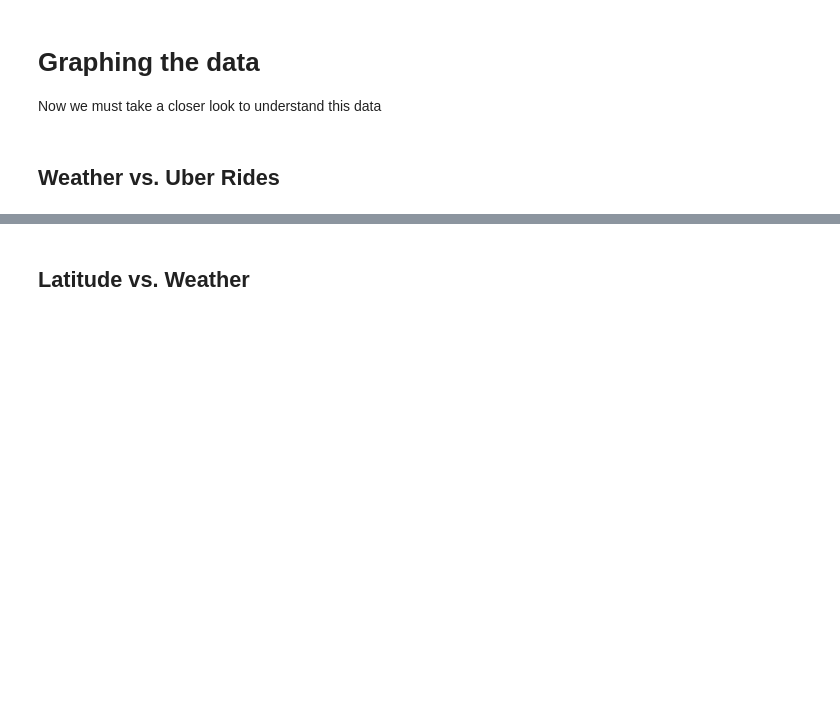
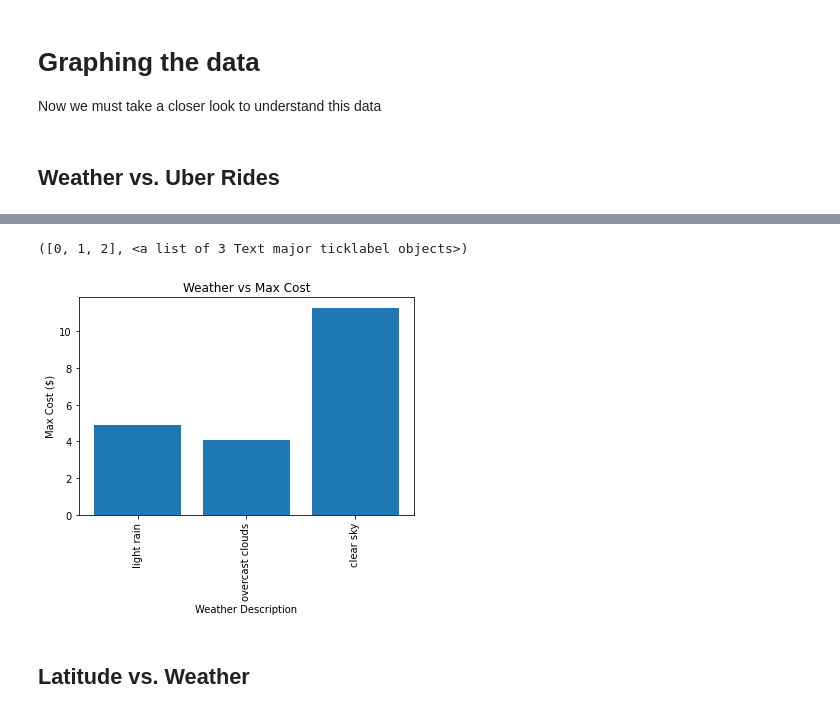
Before and after one commit to WillMcDonald25/project_1_group2, a Jupyter notebook: main.ipynb, the cells around one changed output, grey strips where cells are left out. Drawn from its saved outputs; the diff is of its cells as text; code cells hidden in the pictures; blank space fills up the shorter version.

```diff
--- a/main.ipynb
+++ b/main.ipynb
@@ -219,3 +207,12 @@ plt.xticks(rotation = 90)
+# %%
+plt.bar(final_df["Description"], final_df["Charge"])
+plt.title("Weather vs Max Cost")
+plt.xlabel("Weather Description")
+plt.ylabel("Max Cost ($)")
+plt.xticks(rotation = 90)
+# %% [output]
+([0, 1, 2], <a list of 3 Text major ticklabel objects>)
+[figure, added]
 # %% [markdown]
 ## Latitude vs. Weather
 # %%
```
Also changed, not shown: parts of 10 cells of this notebook.
